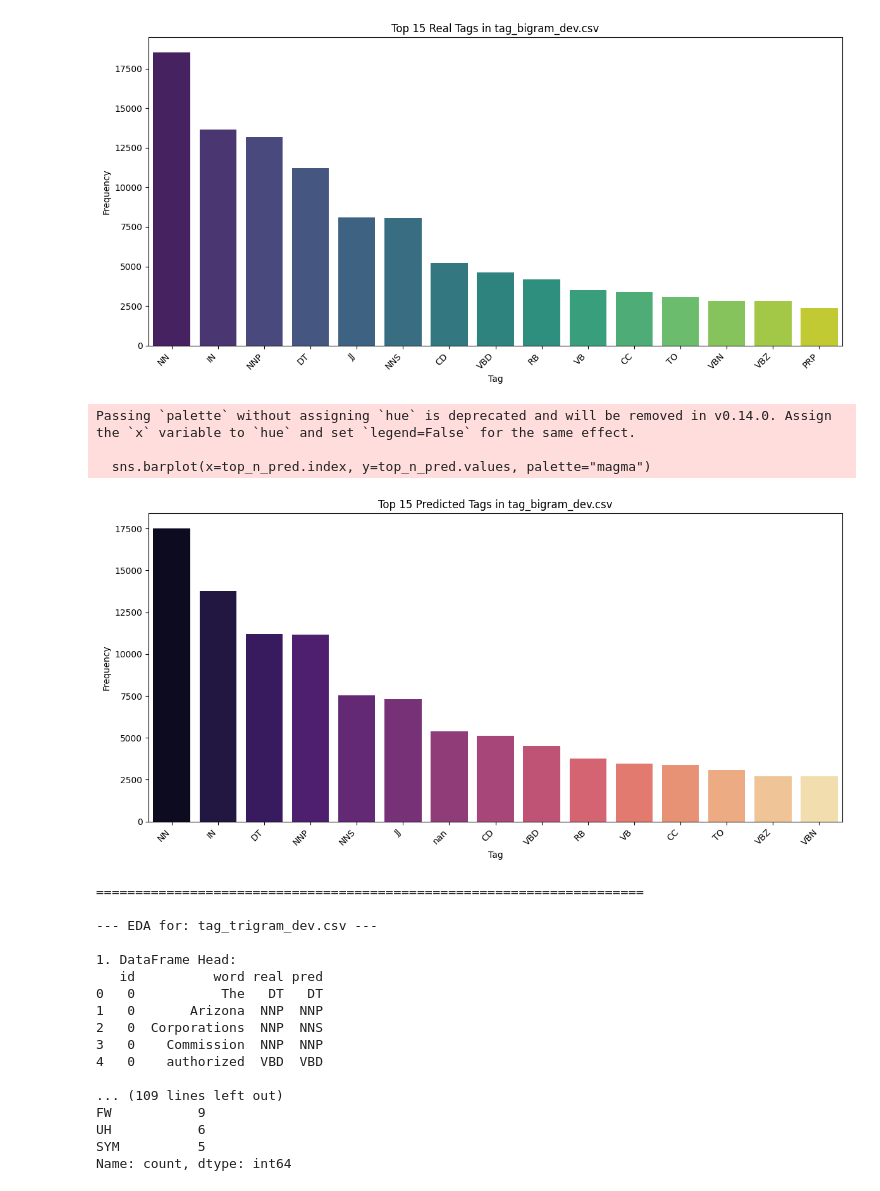
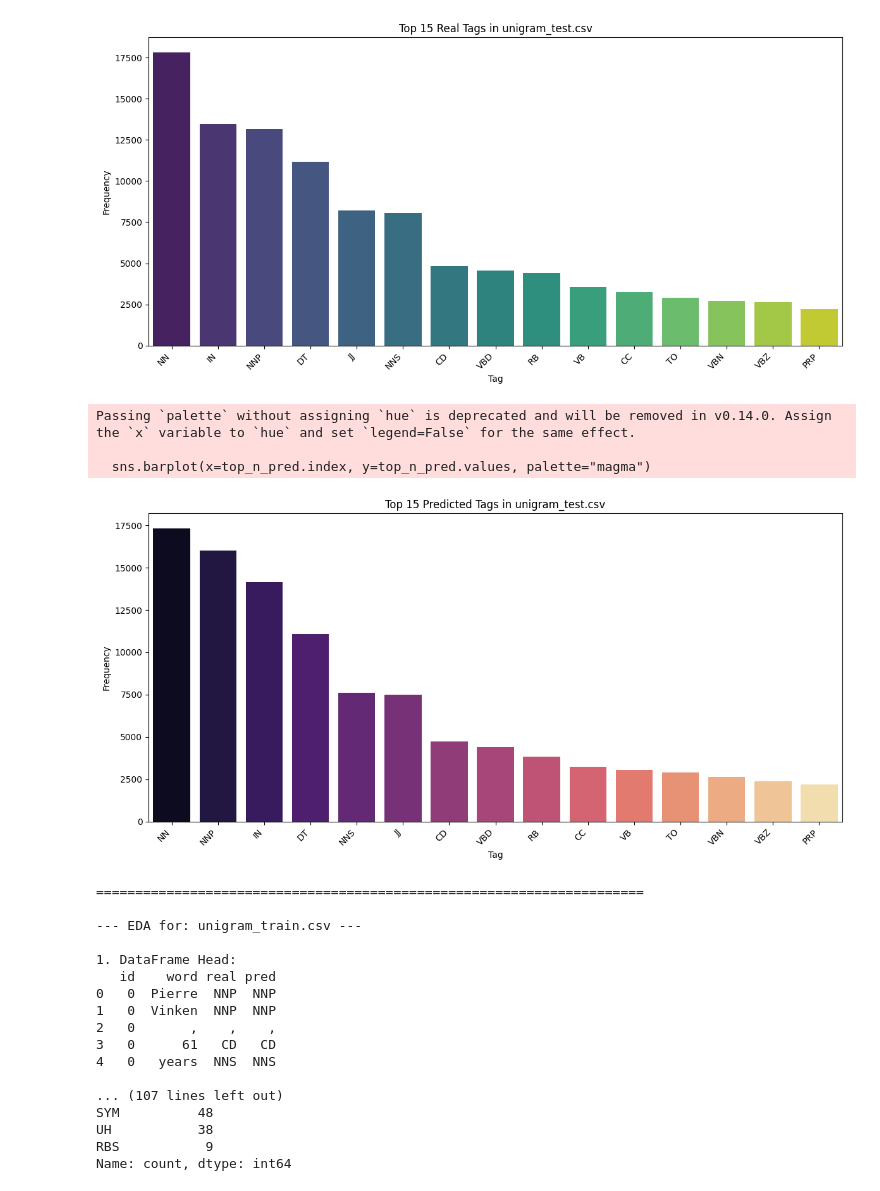
Before and after one commit to davialmeida135/part-of-speech-tagging, a Jupyter notebook: analysis/explore.ipynb, the cells around one changed output. Drawn from its saved outputs; the diff is of its cells as text; code cells hidden in the pictures.

Commit message:
optimized unigram

```diff
--- a/analysis/explore.ipynb
+++ b/analysis/explore.ipynb
@@ -8,7 +180,10 @@ from sklearn.metrics import accuracy_score
 # %%
 # Assuming this notebook is in the 'analysis' directory
-runs_directory = '../data/runs/'
-csv_files = glob.glob(os.path.join(runs_directory, '*.csv'))
+train = '../data/runs/unigram_train.csv'
+dev = '../data/runs/unigram_dev.csv'
+test = '../data/runs/unigram_test.csv'
+
+
 
 # Characters/tags to potentially exclude from analysis if they are punctuation
 # This list is based on your analysis/final.ipynb
@@ -20,6 +195,8 @@ if not csv_files:
 else:
     print(f"Found {len(csv_files)} CSV files to analyze in {os.path.abspath(runs_directory)}:\n")
     for file_path in csv_files:
+        if "unigram" not in file_path:
+            continue
         print(f"--- EDA for: {os.path.basename(file_path)} ---")
         try:
             df = pd.read_csv(file_path)
@@ -140,28 +317,28 @@ PDT          2
 Name: count, dtype: int64
 Passing `palette` without assigning `hue` is deprecated and will be removed in v0.14.0. Assign the `x` variable to `hue` and set `legend=False` for the same effect.
 
   sns.barplot(x=top_n_real.index, y=top_n_real.values, palette="viridis")
-[figure, old version]
+[figure, new version]
 Passing `palette` without assigning `hue` is deprecated and will be removed in v0.14.0. Assign the `x` variable to `hue` and set `legend=False` for the same effect.
 
   sns.barplot(x=top_n_pred.index, y=top_n_pred.values, palette="magma")
-[figure, old version]
+[figure, new version]
 ======================================================================
 
---- EDA for: tag_trigram_dev.csv ---
+--- EDA for: unigram_train.csv ---
 
 1. DataFrame Head:
-   id          word real pred
-0   0           The   DT   DT
-1   0       Arizona  NNP  NNP
-2   0  Corporations  NNP  NNS
-3   0    Commission  NNP  NNP
-4   0    authorized  VBD  VBD
+   id    word real pred
+0   0  Pierre  NNP  NNP
+1   0  Vinken  NNP  NNP
+2   0       ,    ,    ,
+3   0      61   CD   CD
+4   0   years  NNS  NNS
 
-... (109 lines left out)
-FW           9
-UH           6
-SYM          5
+... (107 lines left out)
+SYM          48
+UH           38
+RBS           9
 Name: count, dtype: int64
 Passing `palette` without assigning `hue` is deprecated and will be removed in v0.14.0. Assign the `x` variable to `hue` and set `legend=False` for the same effect.
 
```
Also changed, not shown: parts of 2 cells of this notebook, 18 other files.
